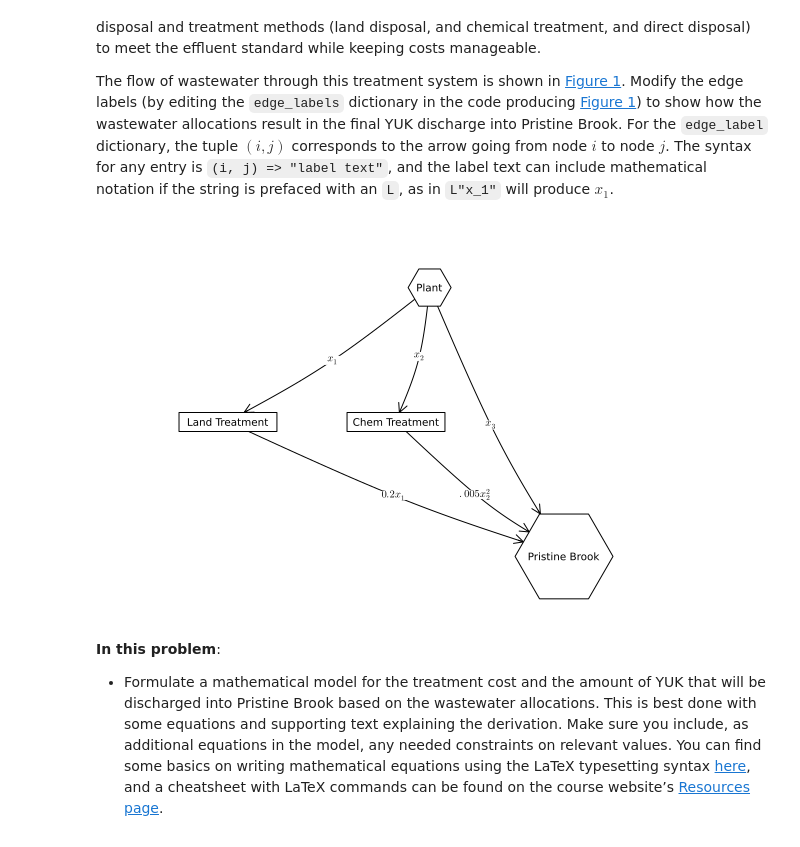
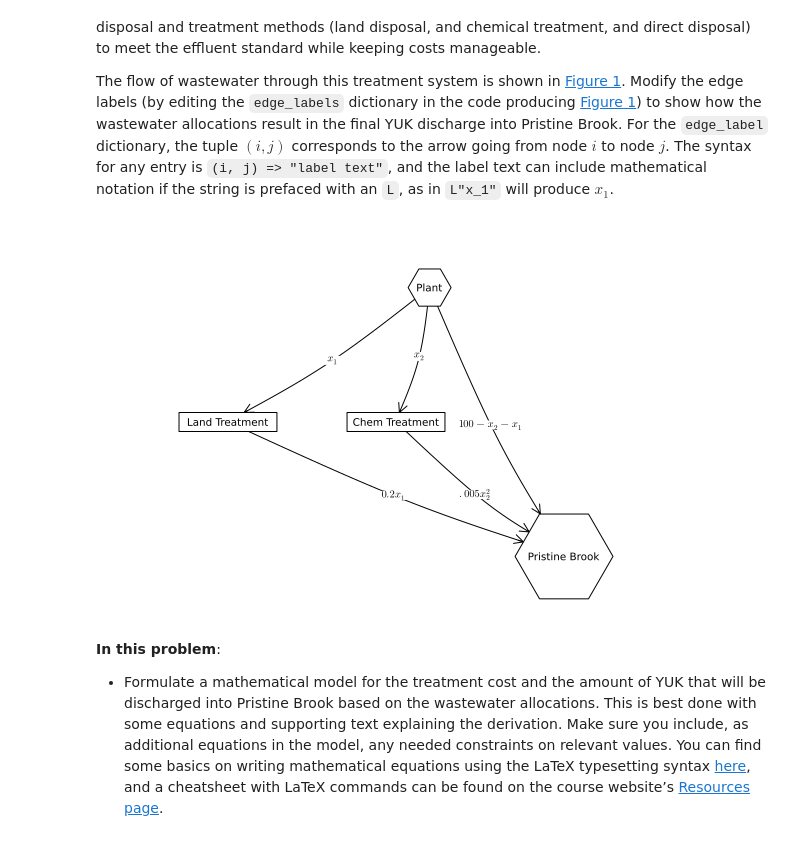
Before and after one commit to BEE4750-FA24/hw1-matthutch77, a Jupyter notebook: hw01.ipynb, the cells around one changed output. Cells and saved outputs as stored; diff of their text form; code cells hidden in the pictures.

```diff
--- a/hw01.ipynb
+++ b/hw01.ipynb
@@ -313,20 +302,20 @@ mathematical notation if the string is prefaced with an `L`, as in
 # %%
 A = [0 1 1 1;
     0 0 0 1;
     0 0 0 1;
     0 0 0 0]
 
 names = ["Plant", "Land Treatment", "Chem Treatment", "Pristine Brook"]
 # modify this dictionary to add labels
-edge_labels = Dict((1, 2) => L"x_1", (1,3) => L"x_2", (1, 4) => L"x_3",(2, 4) => L"0.2x_1",(3, 4) => L".005x_2^2")
+edge_labels = Dict((1, 2) => L"x_1", (1,3) => L"x_2", (1, 4) => L"100-x_2-x_1",(2, 4) => L"0.2x_1",(3, 4) => L".005x_2^2")
 shapes=[:hexagon, :rect, :rect, :hexagon]
 xpos = [0, -1.5, -0.25, 1]
 ypos = [1, 0, 0, -1]
 
 p = graphplot(A, names=names,edgelabel=edge_labels, markersize=0.15, markershapes=shapes, markercolor=:white, x=xpos, y=ypos)
 display(p)
 # %% [output]
-[figure, old version]
+[figure, new version]
 # %% [markdown]
 **In this problem**:
 
```
Also changed, not shown: parts of 9 cells of this notebook.
